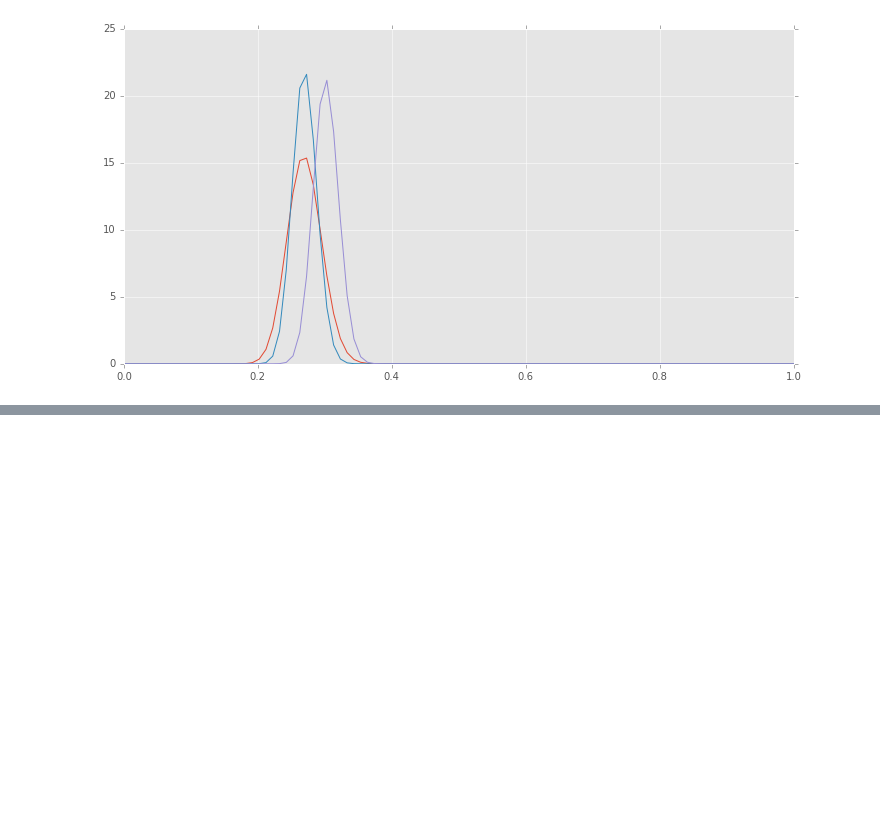
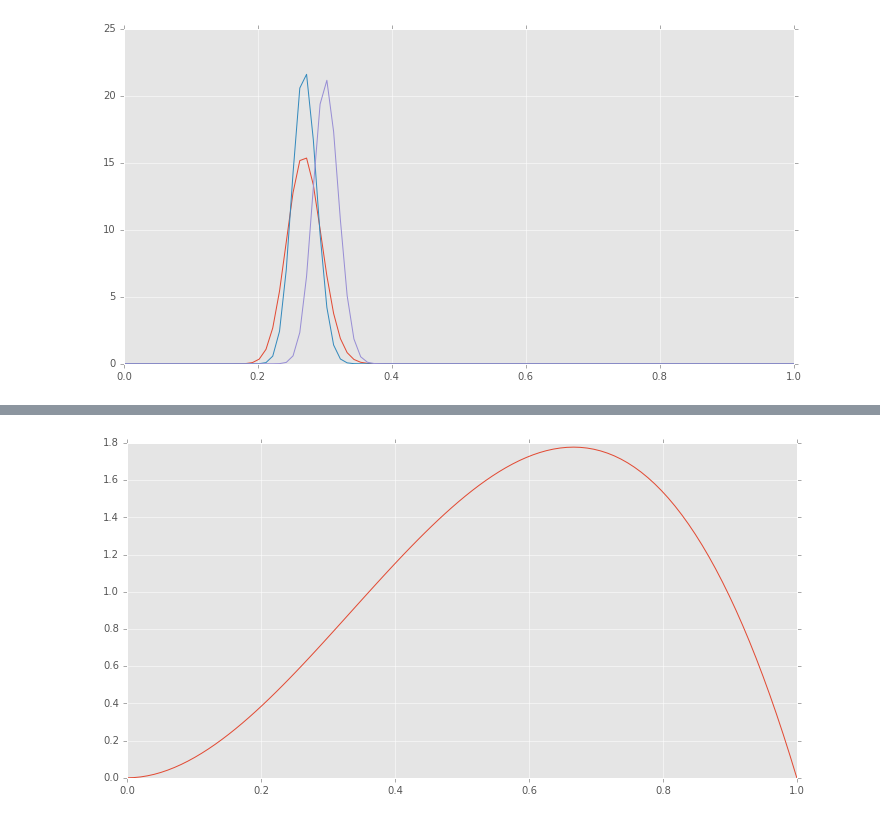
Before and after one commit to CanCeylan/data-analysis-projects, a Jupyter notebook: Understanding the beta distribution.ipynb, the cells around one changed output, grey strips where cells are left out. Drawn from its saved outputs; the diff is of its cells as text; code cells hidden in the pictures; blank space fills up the shorter version.

```diff
--- a/Understanding the beta distribution.ipynb
+++ b/Understanding the beta distribution.ipynb
@@ -50,0 +68,5 @@ plt.plot(x,s1,x,s3,x,s4);
+# %%
+y = beta.pdf(x,3,2)
+plt.plot(x,y);
+# %% [output]
+[figure, added]
```
Also changed, not shown: parts of 13 cells of this notebook.
